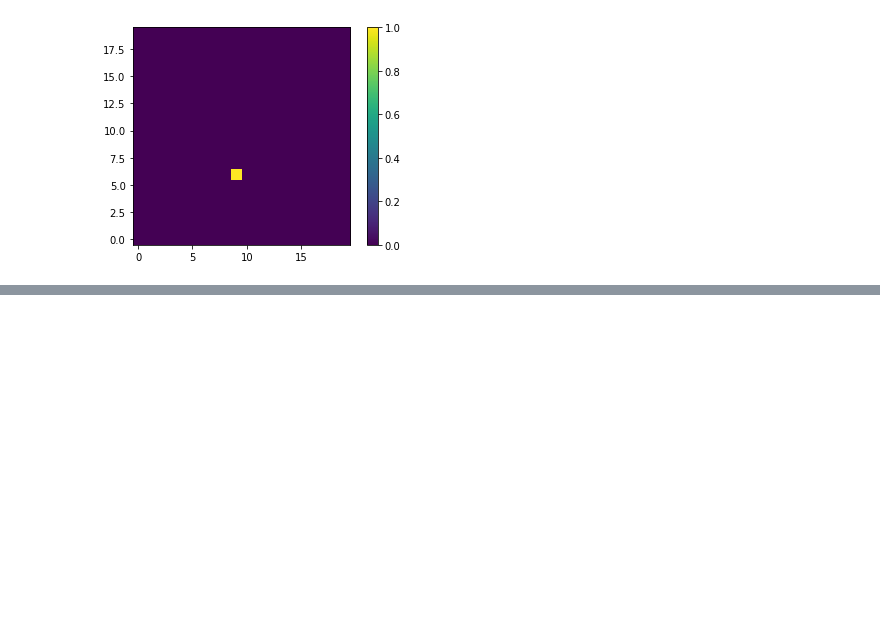
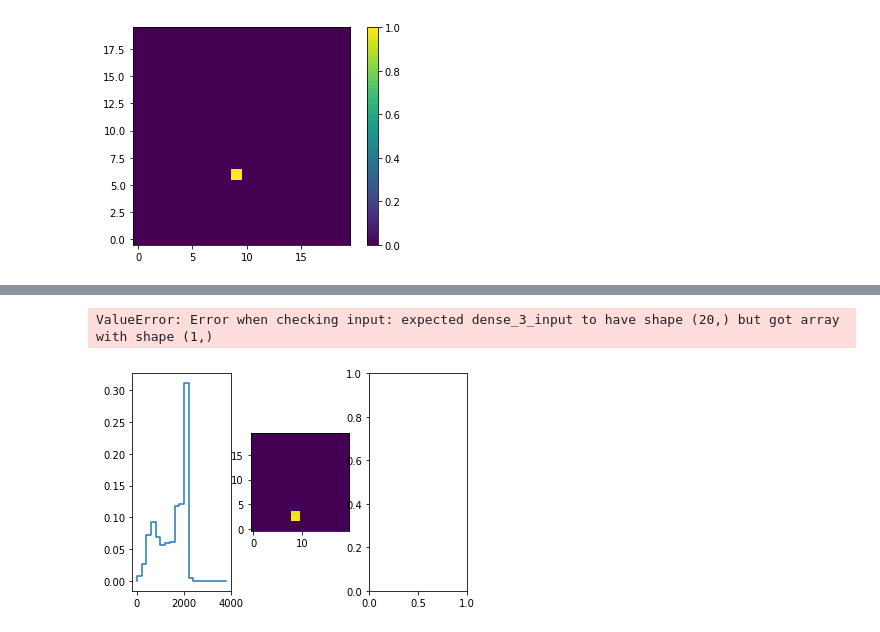
Before and after one commit to jorgenem/beta_oslo_unfolding, a Jupyter notebook: pileup_neural_network.ipynb, the cells around one changed output, grey strips where cells are left out. Cells and saved outputs as stored; diff of their text form; code cells hidden in the pictures; blank space fills up the shorter version.

Commit message:
Almost there with the check

```diff
--- a/pileup_neural_network.ipynb
+++ b/pileup_neural_network.ipynb
@@ -341,6 +343,6 @@ class PrintDot(keras.callbacks.Callback):
     print('.', end='')
 EPOCHS = 100
 history = model.fit(train_in, train_out, epochs=EPOCHS,
-                    validation_split=0.2, verbose=1,
+                    validation_split=0.2, verbose=0,
                     callbacks=[PrintDot()])
 # %% [output]
@@ -402,3 +388,24 @@ for i_ev in range(N_events):
 # Sort:
 counts_true = np.zeros((N_nn,N_nn))
 counts_folded = np.zeros((N_nn))
+for i_ev in range(N_events):
+    counts_true[np.argmin(np.abs(E_nn_array-events_t[i_ev,0])), np.argmin(np.abs(E_nn_array-events_t[i_ev,1]))] += 1
+    counts_folded[np.argmin(np.abs(E_nn_array-events_f[i_ev,0]))] += 1
+
+counts_true /= counts_true.sum()
+counts_folded /= counts_folded.sum()
+# %%
+# Plot true and predicted
+f, (ax1, ax2, ax3) = plt.subplots(1,3)
+
+ax1.step(E_nn_array, counts_folded)
+cbar2 = ax2.imshow(counts_true, origin="lower")
+
+counts_predicted = model.predict(counts_folded)
+counts_predicted = counts_predicted.reshape((N_nn, N_nn))
+cbar3 = ax3.imshow()
+
+f.colorbar(cbar2, ax=ax2)
+# %% [output]
+ValueError: Error when checking input: expected dense_3_input to have shape (20,) but got array with shape (1,)
+[figure, added]
```
Also changed, not shown: parts of 7 cells of this notebook.
